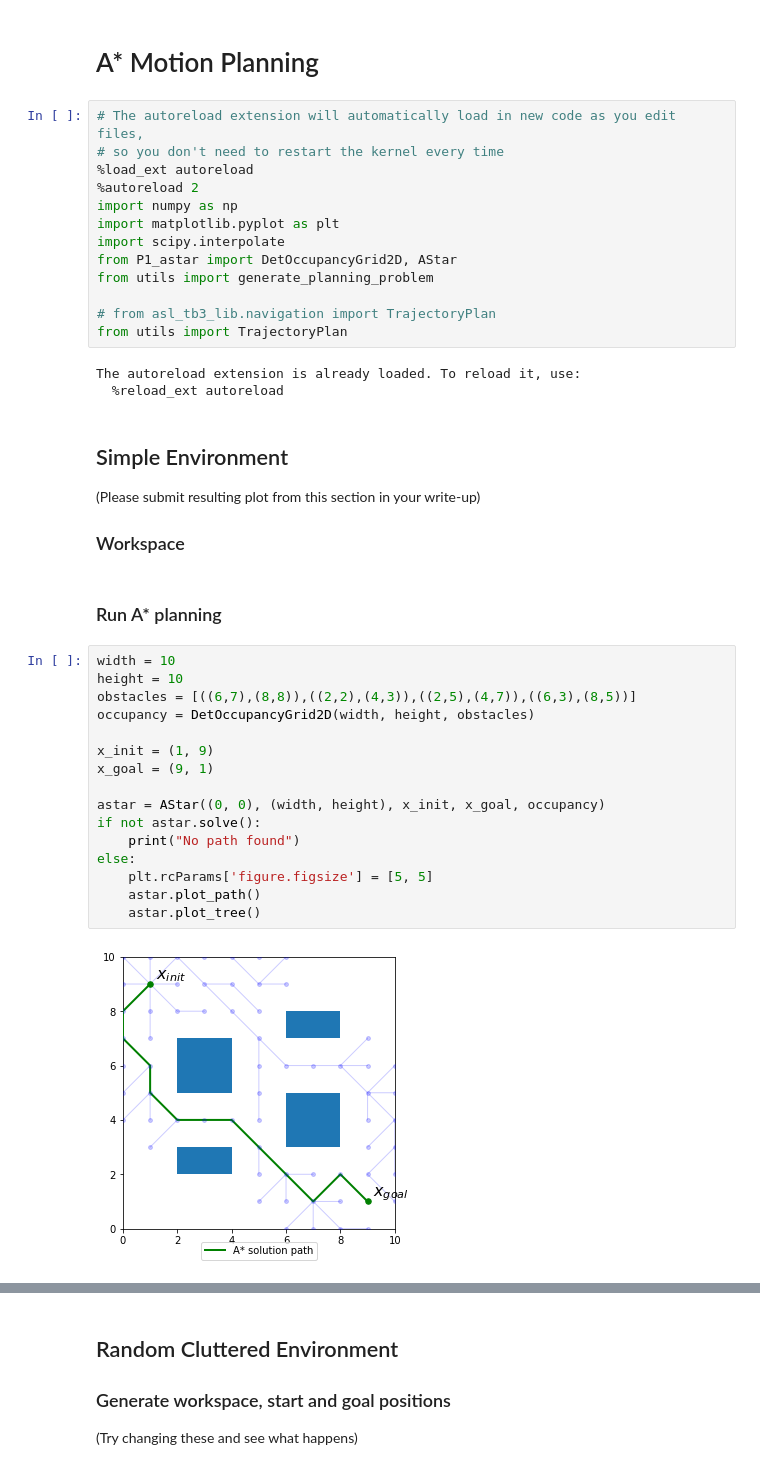
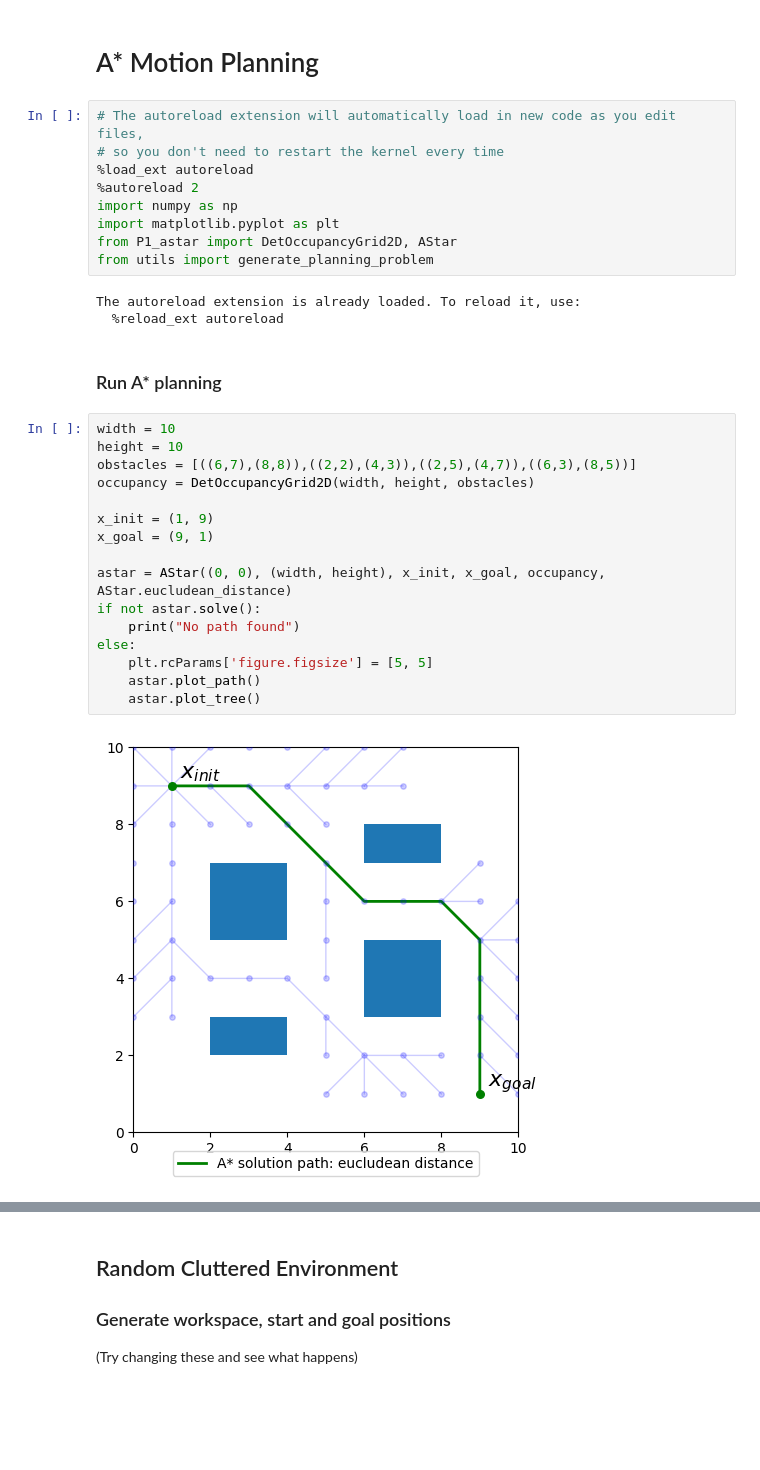
Before and after one commit to QuangMDoan/autonomy, a Jupyter notebook: hw1/sim_astar.ipynb, the cells around one changed output, grey strips where cells are left out. Cells and saved outputs as stored; diff of their text form; blank space fills up the shorter version.

Commit message:
Refactor to add distance func in constructor

```diff
--- a/hw1/sim_astar.ipynb
+++ b/hw1/sim_astar.ipynb
@@ -7,36 +7,28 @@
 %autoreload 2
 import numpy as np
 import matplotlib.pyplot as plt
-import scipy.interpolate
 from P1_astar import DetOccupancyGrid2D, AStar
 from utils import generate_planning_problem
-
-# from asl_tb3_lib.navigation import TrajectoryPlan
-from utils import TrajectoryPlan
 # %% [output]
 The autoreload extension is already loaded. To reload it, use:
   %reload_ext autoreload
-# %% [markdown]
-## Simple Environment
-(Please submit resulting plot from this section in your write-up)
-### Workspace
 # %% [markdown]
 ### Run A* planning
 # %%
 width = 10
 height = 10
 obstacles = [((6,7),(8,8)),((2,2),(4,3)),((2,5),(4,7)),((6,3),(8,5))]
 occupancy = DetOccupancyGrid2D(width, height, obstacles)
 
 x_init = (1, 9)
 x_goal = (9, 1)
 
-astar = AStar((0, 0), (width, height), x_init, x_goal, occupancy)
+astar = AStar((0, 0), (width, height), x_init, x_goal, occupancy, AStar.eucludean_distance)
 if not astar.solve():
     print("No path found")
 else:
     plt.rcParams['figure.figsize'] = [5, 5]
     astar.plot_path()
     astar.plot_tree()
 # %% [output]
-[figure, old version]
+[figure, new version]
```
Also changed, not shown: parts of 6 cells of this notebook, 5 other files.
